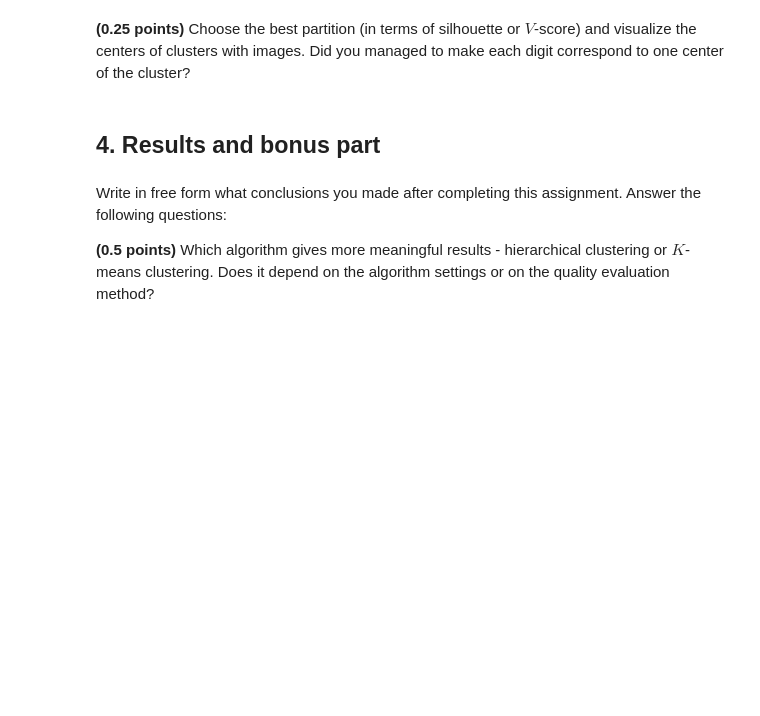
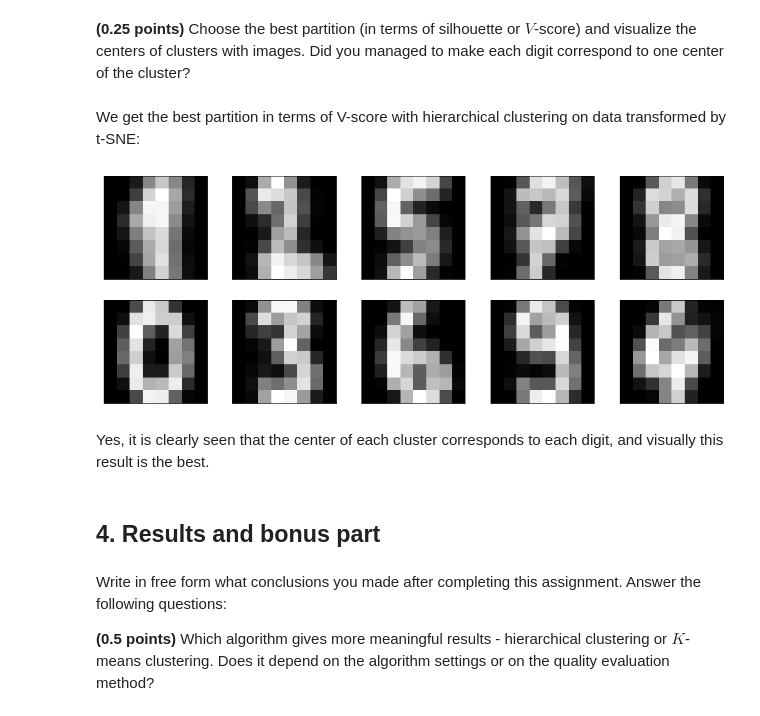
Before and after one commit to Bayramova/rs_school_assignments, a Jupyter notebook: clustering.ipynb, the cells around one changed output. Cells and saved outputs as stored; diff of their text form; code cells hidden in the pictures; blank space fills up the shorter version.

```diff
--- a/clustering.ipynb
+++ b/clustering.ipynb
@@ -486,5 +550,28 @@ The implementation of `tSNE` in the `scikit-learn` library is the `TSNE` class i
 # %% [markdown]
 **(0.25 points)** Choose the best partition (in terms of silhouette or $V$-score) and visualize the centers of clusters with images. Did you managed to make each digit correspond to one center of the cluster?
+# %% [markdown]
+We get the best partition in terms of V-score with hierarchical clustering on data transformed by t-SNE:
+# %%
+tsne = TSNE(random_state=42)
+X_reduced = tsne.fit_transform(X)
+
+hierarchical = AgglomerativeClustering(n_clusters=10)
+hierarchical.fit(X_reduced)
+
+hierarchical_cluster_centers = np.zeros((hierarchical.n_clusters_, X.shape[1]))
+for i in range(hierarchical.n_clusters_):
+    hierarchical_cluster_centers[i] = X[hierarchical.labels_ == i].mean(axis=0)
+
+plt.figure(figsize=(16,6))
+for i in range(hierarchical_cluster_centers.shape[0]):
+    plt.subplot(2, 5, i + 1)
+    plt.imshow(hierarchical_cluster_centers[i].reshape((8,8)), cmap='gray')
+    plt.xticks([])
+    plt.yticks([])
+# %% [output]
+[figure, added]
+# %% [markdown]
+Yes, it is clearly seen that the center of each cluster corresponds to each digit, and visually this result is the best.
 # %% [markdown]
 ## 4. Results and bonus part
 # %% [markdown]
```
Also changed, not shown: parts of 9 cells of this notebook.
